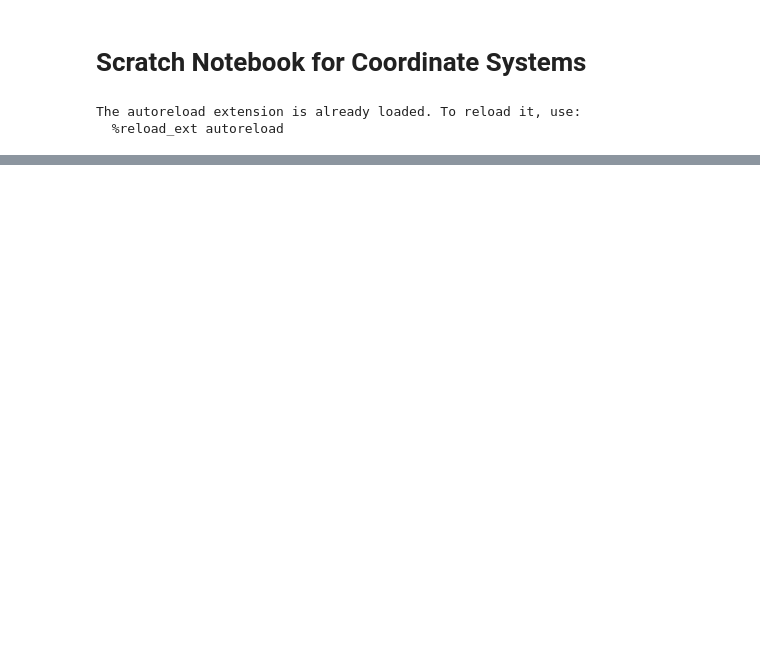
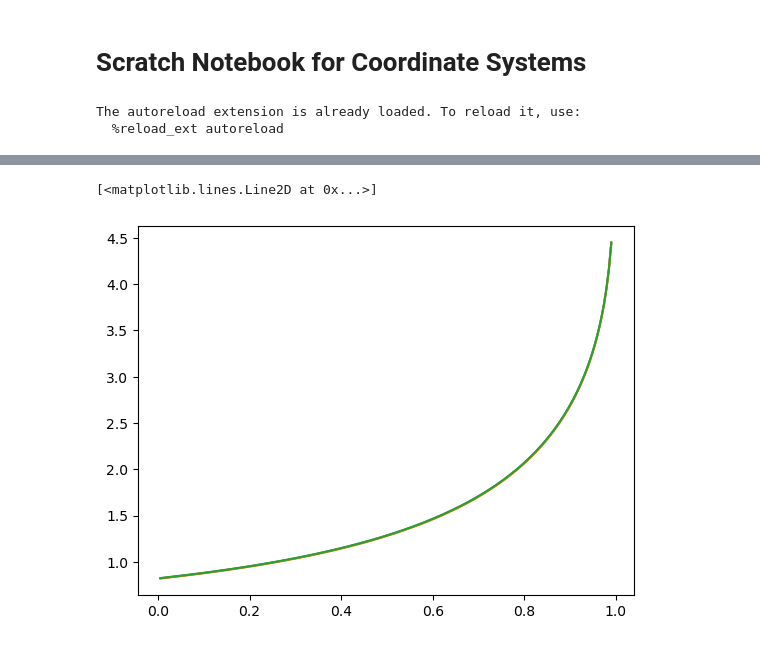
Before and after one commit to Maplenormandy/c1lgkt-jax, a Jupyter notebook: bin/coordinates_scratch.ipynb, the cells around one changed output, grey strips where cells are left out. Saved outputs shown, nothing was run; the diff lists cells and outputs as text; code cells hidden in the pictures; blank space fills up the shorter version.

```diff
--- a/bin/coordinates_scratch.ipynb
+++ b/bin/coordinates_scratch.ipynb
@@ -45,8 +46,8 @@ eq = Equilibrium.from_eqdfile('./tests/D3D141451.eqd')
 # %%
 # %% Build Clebsch mapping from equilibrium
 clebsch_builder = ClebschMappingBuilder()
-clebsch = clebsch_builder.clebsch_from_equilibrium(eq)
+theta_map, clebsch = clebsch_builder.clebsch_from_equilibrium(eq)
 # %%
 # %% Test serialisation
-eqx.tree_serialise_leaves('./outputs/clebsch_D3D141451.eqx', clebsch)
-clebsch = eqx.tree_deserialise_leaves('./outputs/clebsch_D3D141451.eqx', clebsch)
+#eqx.tree_serialise_leaves('./outputs/clebsch_D3D141451.eqx', theta_map)
+#theta_map = eqx.tree_deserialise_leaves('./outputs/clebsch_D3D141451.eqx', theta_map)
@@ -103,0 +123,20 @@ ax2.pcolormesh(rgrid, zgrid, field_grid.reshape(rplot.shape).T, shading='gouraud
+# %%
+# %% Initialize FieldlinePusher; this is to check the results of the clebsch mapping against fieldline tracing
+fieldline_pusher = FieldlinePusher()
+geom = GeometryHandler(eq, fieldline_pusher)
+# %%
+
+plt.figure()
+
+plt.plot(geom.psi_surf/eq.psix, -geom.q_surf)
+
+alpha0 = clebsch.interp_alpha(geom.psi_surf, jnp.full_like(geom.psi_surf, -jnp.pi))
+alpha1 = clebsch.interp_alpha(geom.psi_surf, jnp.full_like(geom.psi_surf, jnp.pi))
+
+alpha2 = clebsch.interp_alpha(geom.psi_surf, jnp.full_like(geom.psi_surf, 0.0))
+alpha3 = clebsch.interp_alpha(geom.psi_surf, jnp.full_like(geom.psi_surf, 2*jnp.pi))
+plt.plot(geom.psi_surf/eq.psix, -(alpha1 - alpha0)/(2*jnp.pi))
+plt.plot(geom.psi_surf/eq.psix, -(alpha3 - alpha2)/(2*jnp.pi))
+# %% [output]
+[<matplotlib.lines.Line2D at 0x...>]
+[figure, added]
```
Also changed, not shown: parts of 3 cells of this notebook, 11 other files.
